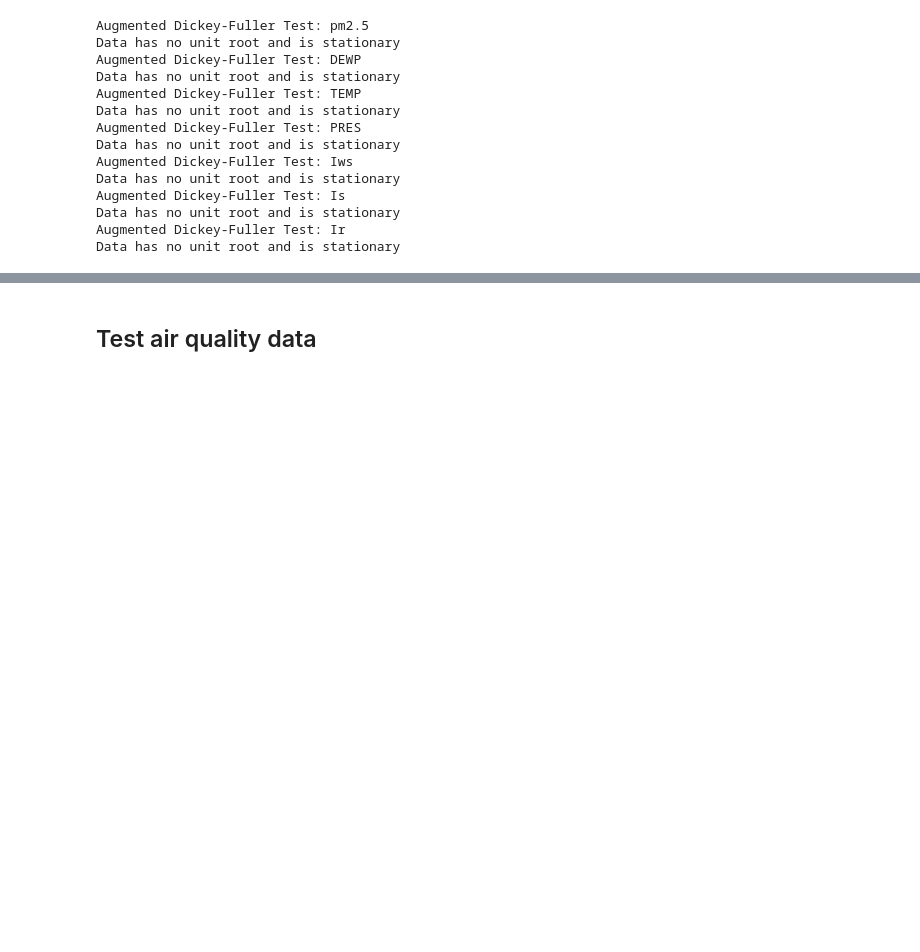
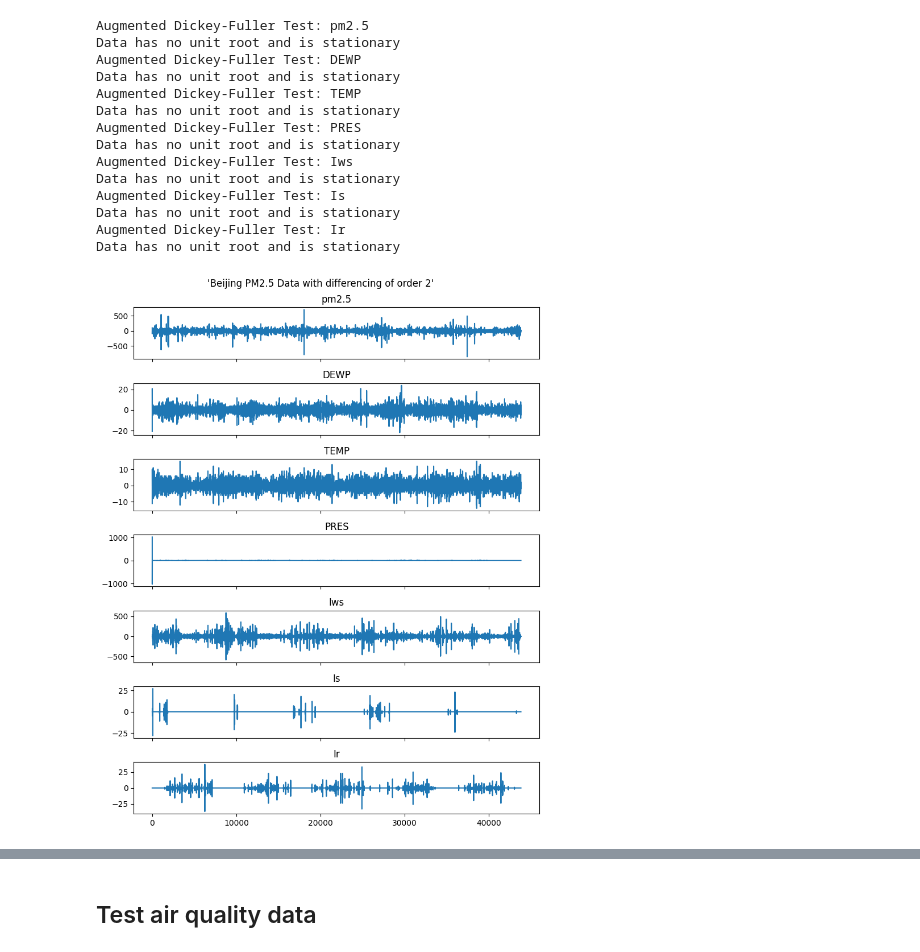
Before and after one commit to schpeer92/BA_BNSL_4_Feature_Selection, a Jupyter notebook: notebooks/02_data_preparation.ipynb, the cells around one changed output, grey strips where cells are left out. Saved outputs shown, nothing was run; the diff lists cells and outputs as text; code cells hidden in the pictures; blank space fills up the shorter version.

```diff
--- a/notebooks/02_data_preparation.ipynb
+++ b/notebooks/02_data_preparation.ipynb
@@ -38,3 +94,9 @@ Augmented Dickey-Fuller Test: Is
 Data has no unit root and is stationary
 Augmented Dickey-Fuller Test: Ir
 Data has no unit root and is stationary
+# %%
+df_prsa_data_diff_2 = ts_differencing(df_prsa_data, 2)
+# %%
+plot_all_ts(df_prsa_data_diff_2,"Beijing PM2.5 Data with differencing of order 2", (8,10))
+# %% [output]
+[figure, added]
```
Also changed, not shown: parts of 50 cells of this notebook, 9 other files.
